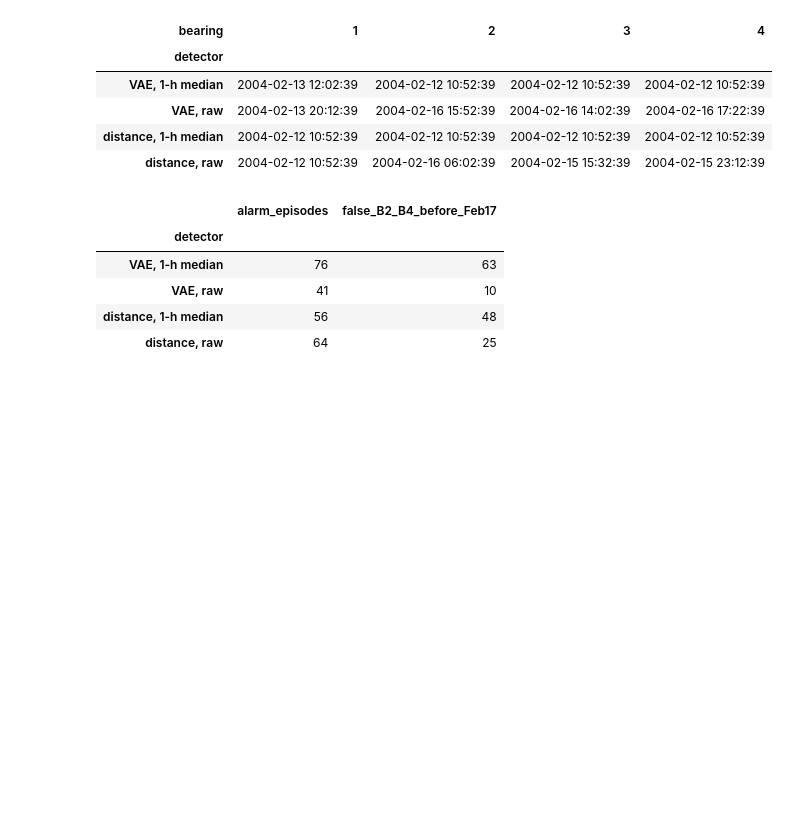
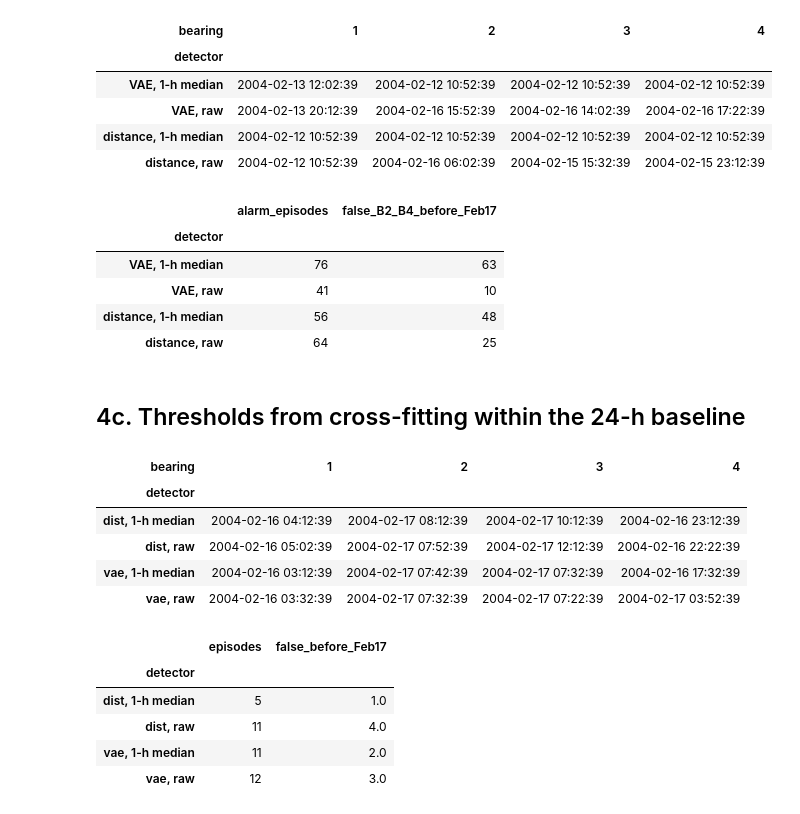
Before and after one commit to MinKhaungMinLwin/bearing-maintenance-triage, a Jupyter notebook: triage_system.ipynb, the cells around one changed output. Saved outputs shown, nothing was run; the diff lists cells and outputs as text; code cells hidden in the pictures; blank space fills up the shorter version.

Commit message:
feat: Add 4c. Thresholds from cross-fitting within the 24-h baseline

```diff
--- a/triage_system.ipynb
+++ b/triage_system.ipynb
@@ -201,7 +186,8 @@ train / val snapshots: 108 36 | thresholds per bearing: [22.1 23.1 23.2 24.2]
 K = 3   # persistence: alarm only when the last K snapshots are all above threshold (fixed before seeing results)
 
 def alarm_mask(scores, thr, k=K):
-    return pd.DataFrame(scores > thr).rolling(k).sum().eq(k).values
+    # to_numpy(copy=True): pandas 3 returns read-only arrays from .values, and callers write into this mask
+    return pd.DataFrame(scores > thr).rolling(k).sum().eq(k).to_numpy(copy=True)
 
 def summarise(name, scores, thr, t, val):
     al = alarm_mask(scores, thr)
@@ -249,7 +235,7 @@ The count is conservative. B2–B4 alarms after midnight are not counted at all,
 SMOOTH = 6   # snapshots ≈ 1 hour at 10-minute spacing
 
 def smooth(s):
-    return pd.DataFrame(s).rolling(SMOOTH, min_periods=1).median().values
+    return pd.DataFrame(s).rolling(SMOOTH, min_periods=1).median().to_numpy(copy=True)   # writable (pandas 3)
 
 def false_episodes(scores, thr, t, healthy_until="2004-02-17 00:00"):
     """Alarm episodes that start before the cut-off on the healthy bearings (B2–B4) = false alarms."""
@@ -281,3 +267,78 @@ display(cmp2b.groupby("detector")[["alarm_episodes", "false_B2_B4_before_Feb17"]
 | VAE, raw | 41 | 10 |
 | distance, 1-h median | 56 | 48 |
 | distance, raw | 64 | 25 |
+# %% [markdown]
+## 4c. Thresholds from cross-fitting within the 24-h baseline
+# %%
+## 4c. Thresholds from cross-fitting within the 24-h baseline; alarms counted only after the baseline
+BASE_H, FOLDS, Q = 24, 4, 0.99
+
+def train_vae(Zb, epochs=60, seed=0):
+    torch.manual_seed(seed)
+    m = SpecVAE(latent=8); opt = torch.optim.Adam(m.parameters(), lr=1e-3)
+    X = torch.tensor(Zb.reshape(-1, 1, 128))
+    for _ in range(epochs):
+        m.train()
+        for idx in torch.randperm(len(X)).split(128):
+            rec, mu, lv = m(X[idx]); loss, _, _ = vae_loss(X[idx], rec, mu, lv)
+            opt.zero_grad(); loss.backward(); opt.step()
+    return m
+
+def vae_scores(m, Z):  return score(m, torch.tensor(Z.reshape(-1, 1, 128).astype("float32"))).reshape(len(Z), 4)
+def dist_scores(ref, Z): return np.sqrt((((Z - ref.mean(0)) / (ref.std(0) + 1e-6)) ** 2).mean(axis=2))
+
+def cross_fit(S, t, name):
+    out = Path(f"data/derived/cv_{name}.npz")
+    if out.exists():
+        d = np.load(out); return {k: d[k] for k in d.files}
+    base = np.where(t < t[0] + pd.Timedelta(hours=BASE_H))[0]
+    blocks = np.array_split(base, FOLDS)                       # contiguous 6-h blocks
+    oof_v, oof_d = np.zeros((len(base), 4)), np.zeros((len(base), 4))
+    for blk in blocks:
+        tr = np.setdiff1d(base, blk)
+        mean, std = S[tr].reshape(-1, 128).mean(0), S[tr].reshape(-1, 128).std(0) + 1e-6
+        m = train_vae((S[tr] - mean) / std)
+        pos = np.searchsorted(base, blk)
+        oof_v[pos] = vae_scores(m, (S[blk] - mean) / std)
+        oof_d[pos] = dist_scores(S[tr], S[blk])
+    mean, std = S[base].reshape(-1, 128).mean(0), S[base].reshape(-1, 128).std(0) + 1e-6
+    final = train_vae((S[base] - mean) / std)
+    torch.save(final.state_dict(), f"data/derived/vae_{name}.pt")
+    res = dict(vae=vae_scores(final, (S - mean) / std), dist=dist_scores(S[base], S),
+               oof_vae=oof_v, oof_dist=oof_d, base_end=np.array([len(base)]))
+    np.savez(out, **res); return res
+
+def evaluate(name, s, oof, t, base_end, smooth_it, healthy_until="2004-02-17 00:00"):
+    if smooth_it: s, oof = smooth(s), smooth(oof)
+    thr = np.quantile(oof, Q, axis=0)
+    al = alarm_mask(s, thr); al[:base_end] = False                # nothing counts inside the baseline
+    starts = np.vstack([al[:1], np.diff(al.astype(int), axis=0) == 1])
+    run = pd.DataFrame(al).apply(lambda c: c.groupby((~c).cumsum()).cumsum())  # current episode length
+    rows = []
+    for b in range(4):
+        long6 = run[b].values >= 36                               # episode has lasted 6 h
+        rows.append({"detector": name, "bearing": b + 1,
+                     "first_alarm": t[al[:, b]].min() if al[:, b].any() else pd.NaT,
+                     "first_6h_alarm": t[long6].min() - pd.Timedelta(hours=6) + pd.Timedelta(minutes=10) if long6.any() else pd.NaT,
+                     "episodes": int(starts[:, b].sum()),
+                     "false_before_Feb17": int(starts[t < pd.Timestamp(healthy_until), b].sum()) if b > 0 else None})
+    return pd.DataFrame(rows)
+
+cv2 = cross_fit(S2, t2, "test2"); be2 = int(cv2["base_end"][0])
+res2 = pd.concat([evaluate(f"{d}, {'1-h median' if sm else 'raw'}", cv2[d], cv2[f"oof_{d}"], t2, be2, sm)
+                  for d in ["vae", "dist"] for sm in [False, True]])
+display(res2.pivot(index="detector", columns="bearing", values="first_6h_alarm"))
+display(res2.groupby("detector")[["episodes", "false_before_Feb17"]].sum())
+# %% [output]
+| bearing | 1 | 2 | 3 | 4 |
+| detector |  |  |  |  |
+| dist, 1-h median | 2004-02-16 04:12:39 | 2004-02-17 08:12:39 | 2004-02-17 10:12:39 | 2004-02-16 23:12:39 |
+| dist, raw | 2004-02-16 05:02:39 | 2004-02-17 07:52:39 | 2004-02-17 12:12:39 | 2004-02-16 22:22:39 |
+| vae, 1-h median | 2004-02-16 03:12:39 | 2004-02-17 07:42:39 | 2004-02-17 07:32:39 | 2004-02-16 17:32:39 |
+| vae, raw | 2004-02-16 03:32:39 | 2004-02-17 07:32:39 | 2004-02-17 07:22:39 | 2004-02-17 03:52:39 |
+|  | episodes | false_before_Feb17 |
+| detector |  |  |
+| dist, 1-h median | 5 | 1.0 |
+| dist, raw | 11 | 4.0 |
+| vae, 1-h median | 11 | 2.0 |
+| vae, raw | 12 | 3.0 |
```
Also changed, not shown: parts of 2 cells of this notebook, 2 other files.
